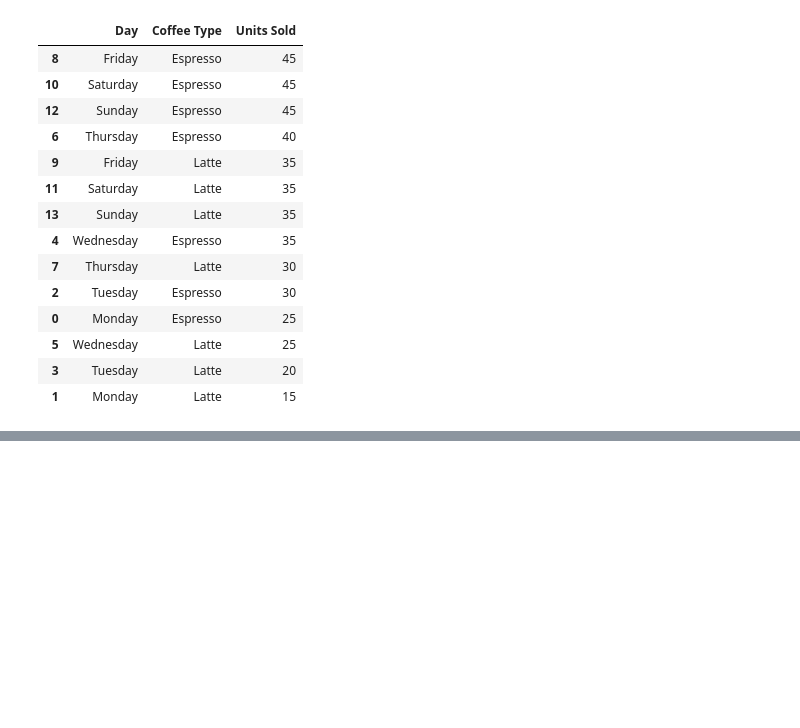
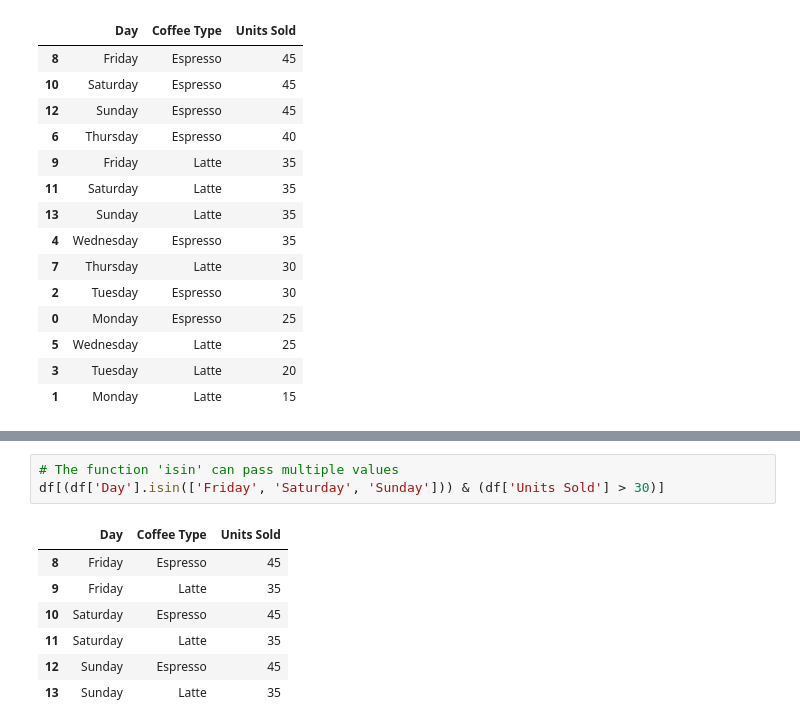
Before and after one commit to gardevoeri/Python, a Jupyter notebook: YT_Projects/data_analysis_python/tutorial.ipynb, the cells around one changed output, grey strips where cells are left out. Cells and saved outputs as stored; diff of their text form; blank space fills up the shorter version.

```diff
--- a/YT_Projects/data_analysis_python/tutorial.ipynb
+++ b/YT_Projects/data_analysis_python/tutorial.ipynb
@@ -193,0 +233,11 @@ df.sort_values(['Units Sold', 'Day'], ascending=[0,1])
+# %%
+# The function 'isin' can pass multiple values
+df[(df['Day'].isin(['Friday', 'Saturday', 'Sunday'])) & (df['Units Sold'] > 30)]
+# %% [output]
+|  | Day | Coffee Type | Units Sold |
+| 8 | Friday | Espresso | 45 |
+| 9 | Friday | Latte | 35 |
+| 10 | Saturday | Espresso | 45 |
+| 11 | Saturday | Latte | 35 |
+| 12 | Sunday | Espresso | 45 |
+| 13 | Sunday | Latte | 35 |
```
Also changed, not shown: parts of 9 cells of this notebook.
